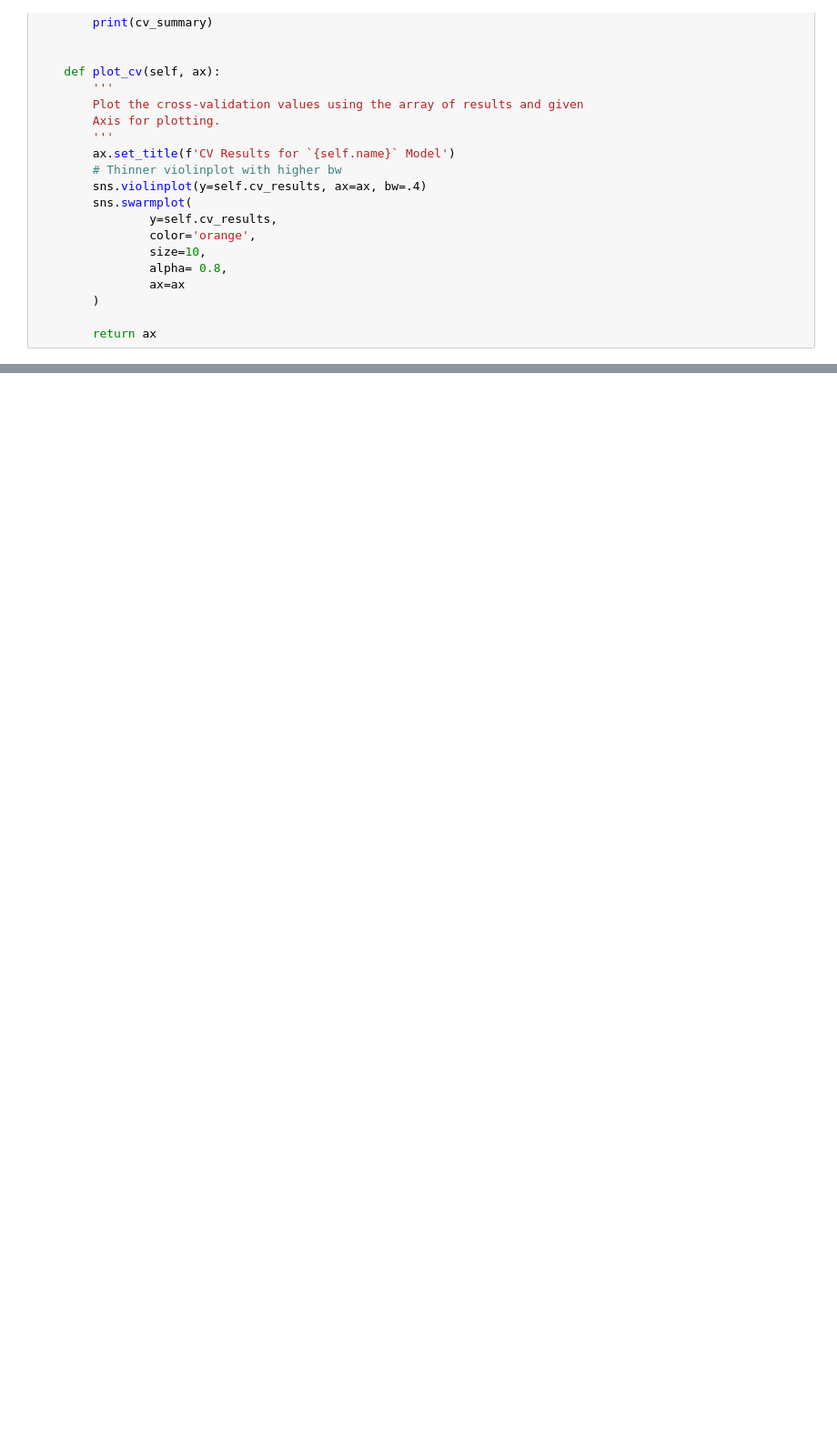
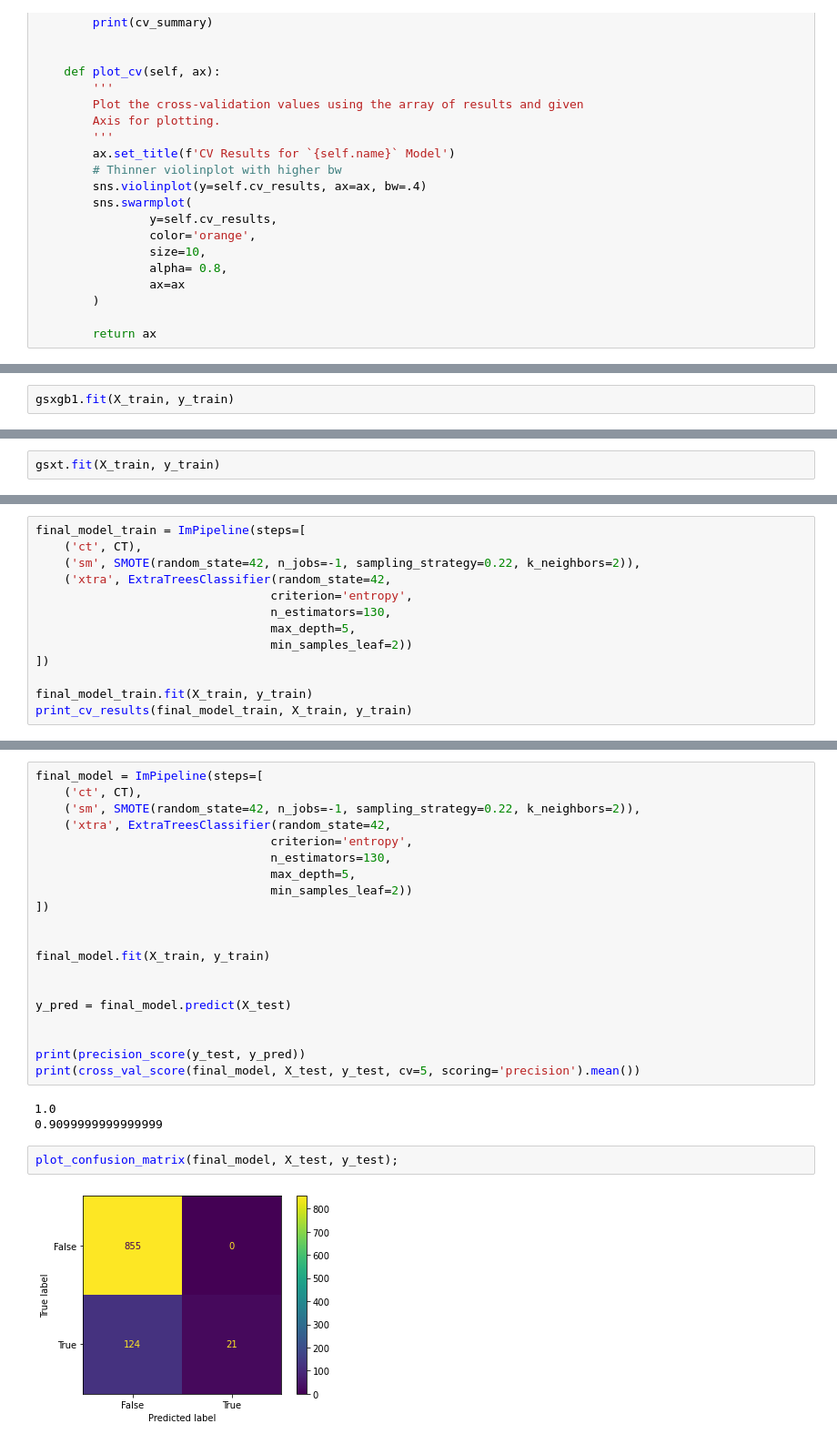
Before and after one commit to ImMaxRoss/predicting_churn, a Jupyter notebook: predicting_churn_analysis.ipynb, the cells around one changed output, grey strips where cells are left out. Shown at 91% size. Saved outputs shown, nothing was run; the diff lists cells and outputs as text; blank space fills up the shorter version.

Commit message:
pushing updates and changes to notebook and images

```diff
--- a/predicting_churn_analysis.ipynb
+++ b/predicting_churn_analysis.ipynb
@@ -368,0 +502,2 @@ CV Results for `tree_pipe` model:
+# %%
+gsxgb1.fit(X_train, y_train)
@@ -368,0 +551,2 @@ CV Results for `tree_pipe` model:
+# %%
+gsxt.fit(X_train, y_train)
@@ -368,0 +570,13 @@ CV Results for `tree_pipe` model:
+# %%
+final_model_train = ImPipeline(steps=[
+    ('ct', CT),
+    ('sm', SMOTE(random_state=42, n_jobs=-1, sampling_strategy=0.22, k_neighbors=2)),
+    ('xtra', ExtraTreesClassifier(random_state=42,
+                                 criterion='entropy',
+                                 n_estimators=130,
+                                 max_depth=5,
+                                 min_samples_leaf=2))
+])
+
+final_model_train.fit(X_train, y_train)
+print_cv_results(final_model_train, X_train, y_train)
@@ -368,0 +594,27 @@ CV Results for `tree_pipe` model:
+# %%
+final_model = ImPipeline(steps=[
+    ('ct', CT),
+    ('sm', SMOTE(random_state=42, n_jobs=-1, sampling_strategy=0.22, k_neighbors=2)),
+    ('xtra', ExtraTreesClassifier(random_state=42,
+                                 criterion='entropy',
+                                 n_estimators=130,
+                                 max_depth=5,
+                                 min_samples_leaf=2))
+])
+
+
+final_model.fit(X_train, y_train)
+
+
+y_pred = final_model.predict(X_test)
+
+
+print(precision_score(y_test, y_pred))
+print(cross_val_score(final_model, X_test, y_test, cv=5, scoring='precision').mean())
+# %% [output]
+1.0
+0.9099999999999999
+# %%
+plot_confusion_matrix(final_model, X_test, y_test);
+# %% [output]
+[figure, added]
```
Also changed, not shown: parts of 120 cells of this notebook, 8 other files.
